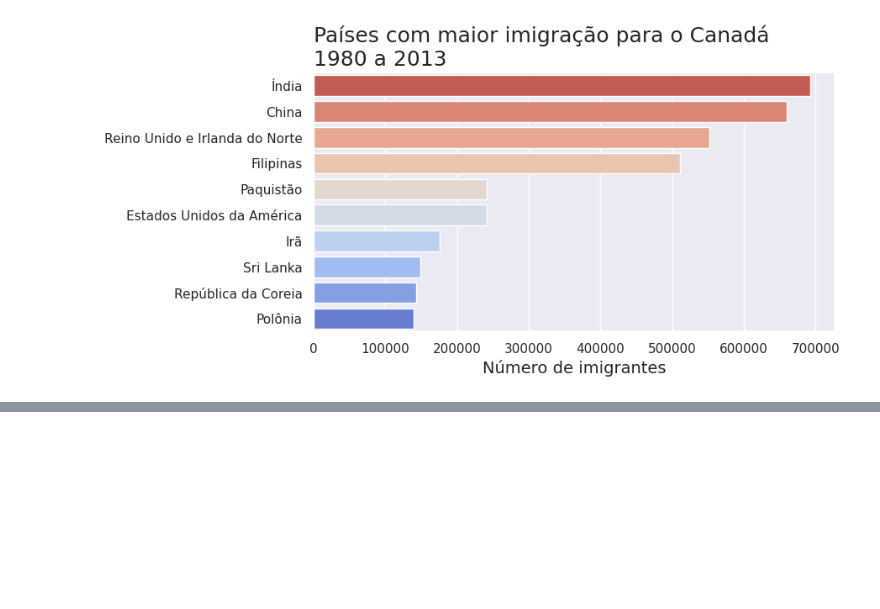
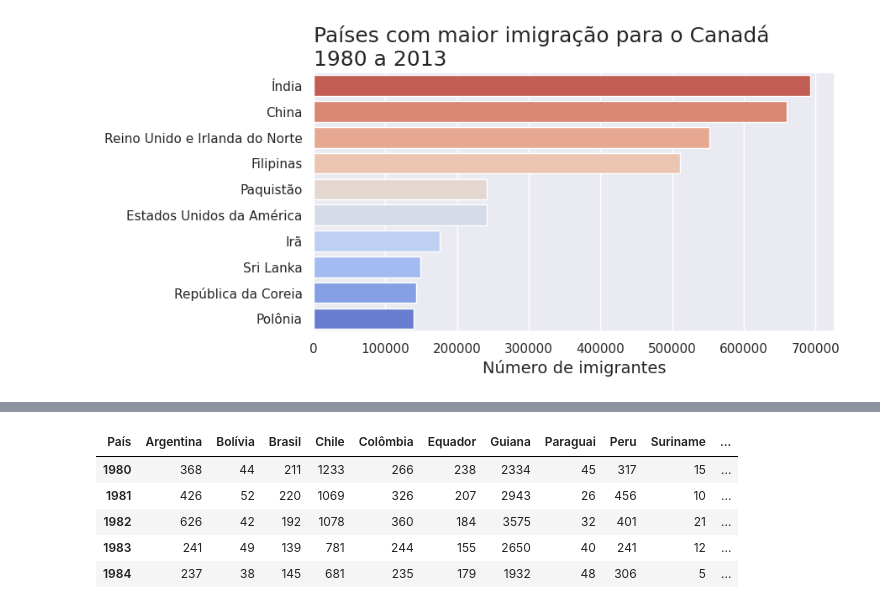
Before and after one commit to VilmarJNR/imigracao-america, a Jupyter notebook: migracao.ipynb, the cells around one changed output, grey strips where cells are left out. Cells and saved outputs as stored; diff of their text form; code cells hidden in the pictures; blank space fills up the shorter version.

```diff
--- a/migracao.ipynb
+++ b/migracao.ipynb
@@ -325,0 +339,10 @@ Passing `palette` without assigning `hue` is deprecated and will be removed in v
+# %%
+df_america_sul_clean = america_sul.drop(['Região', 'Continente', 'Total'], axis=1).T
+df_america_sul_clean.head()
+# %% [output]
+| País | Argentina | Bolívia | Brasil | Chile | Colômbia | Equador | Guiana | Paraguai | Peru | Suriname | ... |
+| 1980 | 368 | 44 | 211 | 1233 | 266 | 238 | 2334 | 45 | 317 | 15 | ... |
+| 1981 | 426 | 52 | 220 | 1069 | 326 | 207 | 2943 | 26 | 456 | 10 | ... |
+| 1982 | 626 | 42 | 192 | 1078 | 360 | 184 | 3575 | 32 | 401 | 21 | ... |
+| 1983 | 241 | 49 | 139 | 781 | 244 | 155 | 2650 | 40 | 241 | 12 | ... |
+| 1984 | 237 | 38 | 145 | 681 | 235 | 179 | 1932 | 48 | 306 | 5 | ... |
```
Also changed, not shown: parts of 3 cells of this notebook.
